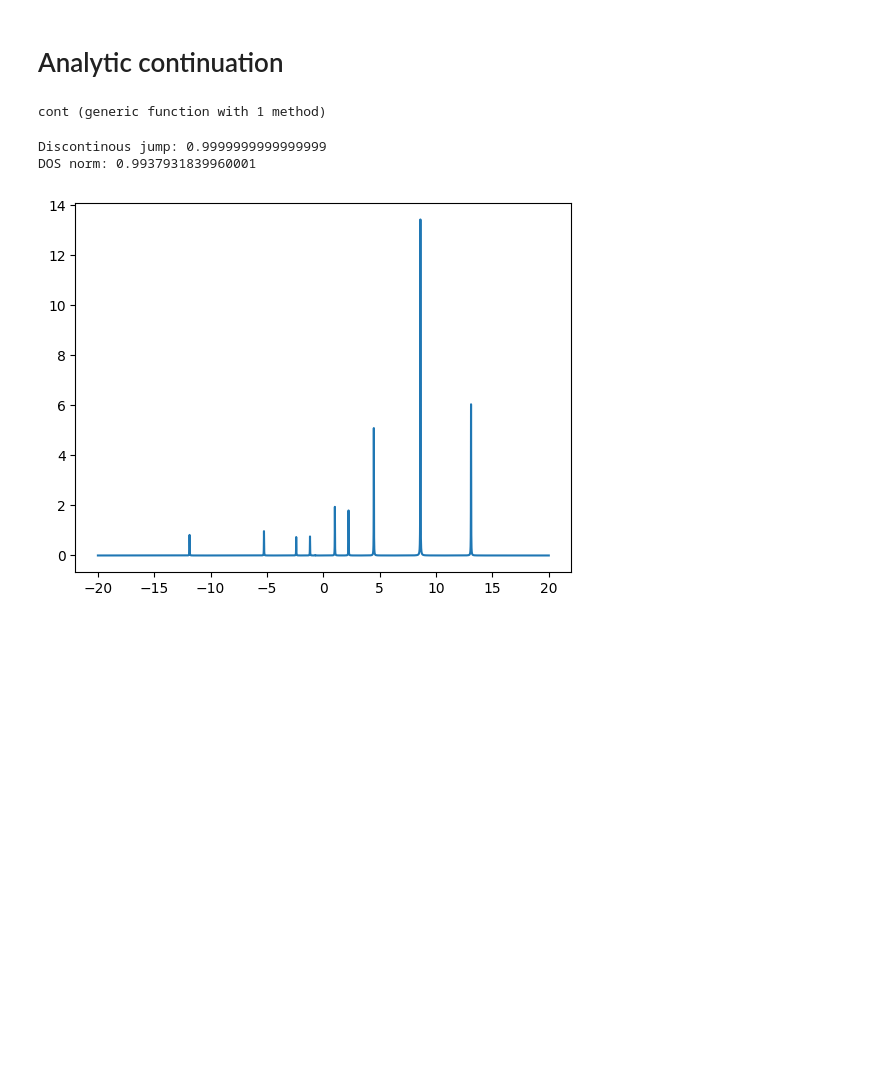
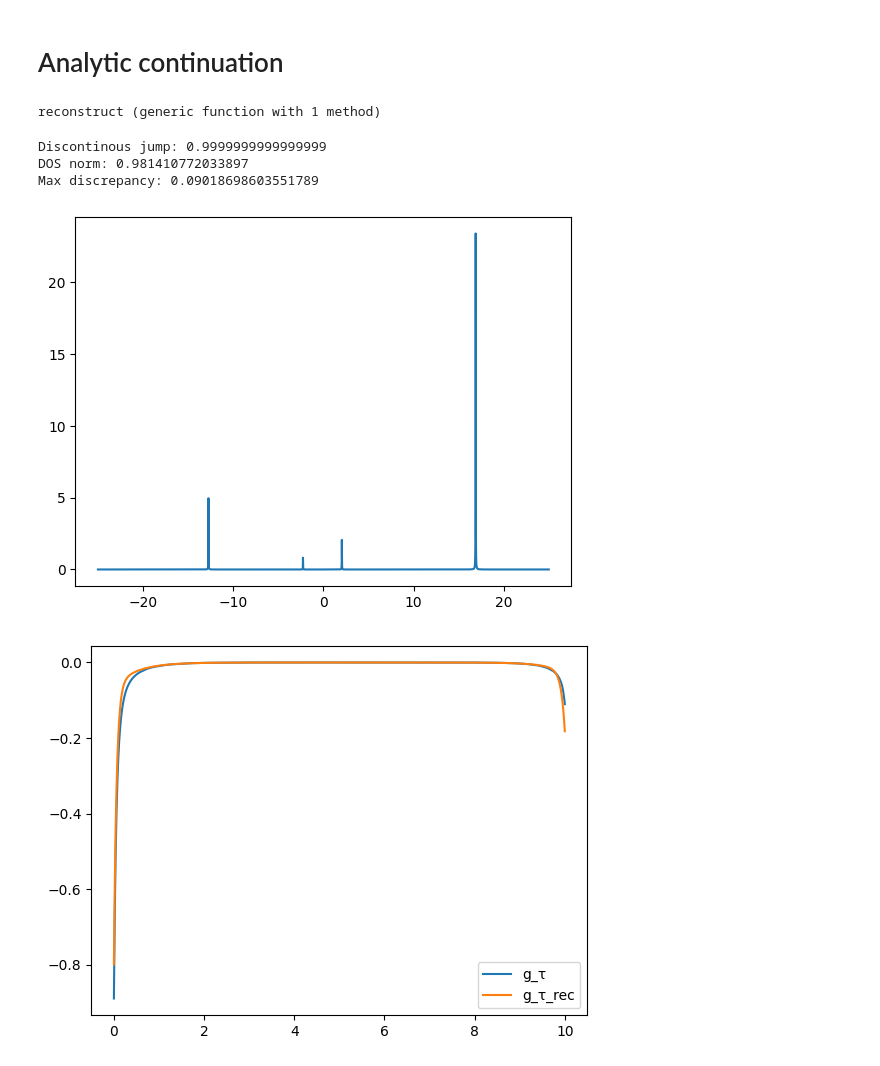
Before and after one commit to krivenko/QInchworm.jl, a Jupyter notebook: bench/ysr/post-processing.ipynb, the cells around one changed output. Cells and saved outputs as stored; diff of their text form; code cells hidden in the pictures; blank space fills up the shorter version.

```diff
--- a/bench/ysr/post-processing.ipynb
+++ b/bench/ysr/post-processing.ipynb
@@ -34,0 +55,10 @@ plt.xlim((0, β));
+# %%
+g_τ = g_u1
+plt.semilogy(τ, -g_τ, label=raw"$-g_{\uparrow,1}(\tau)$")
+
+fit_τ_p, fit_p, ϵ_p = fit_slope(τ, g_τ, 5.0, 8.0, 1.0)
+plt.semilogy(fit_τ_p, fit_p, lw=5, label="exp fit (particles), ϵ = $(ϵ_p)")
+fit_τ_m, fit_m, ϵ_m = fit_slope(τ, g_τ, 13.9, 16.0, -1.0)
+plt.semilogy(fit_τ_m, fit_m, lw=5, label="exp fit (holes), ϵ = $(ϵ_m)")
+plt.xlim((0, β))
+plt.legend()
@@ -173,9 +209,9 @@ function cont(τ_list, g_τ, n_iω, ϵ_list, δ)
     ρ = zeros(Float64, length(ϵ_list))
 
     for (n, ϵ) in enumerate(ϵ_list)
-        A1::ComplexF64 = 0
+        A1::Complex{BigFloat} = 0
         A2 = a[1]
-        B1::ComplexF64 = 1
+        B1::Complex{BigFloat} = 1
 
         for i in 0:(N-2)
             Anew = A2 + (ϵ + 1im*δ - iω[i + 1]) * a[i + 2] * A1
@@ -189,20 +225,44 @@ function cont(τ_list, g_τ, n_iω, ϵ_list, δ)
 
     return ρ
 end
+
+function reconstruct(ρ, ϵ_list, τ_list)
+    ρ_itp = scale(interpolate(ρ, BSpline(Cubic(Line(OnGrid())))), ϵ_list)
+    g_τ = Vector{Float64}(undef, length(τ_list))
+
+    β = τ_list[end]
+
+    for (j, τ) in enumerate(τ_list)
+        K(τ, ϵ) = -(ϵ > 0 ? exp(-τ * ϵ) / (1 + exp(-β * ϵ)) : exp((β-τ) * ϵ) / (1 + exp(β * ϵ)))
+        g_τ[j] = quadgk(ϵ -> K(τ, ϵ) * ρ_itp(ϵ), ϵ_list[1], ϵ_list[end], atol=1e-13)[1]
+    end
+
+    return g_τ
+end
 # %% [output]
-cont (generic function with 1 method)
+reconstruct (generic function with 1 method)
 # %%
-n_iω = 50
-ϵ_list = -20:0.001:20
+n_iω = 30
+ϵ_list = -25:0.001:25
 δ = 0.01
 
-ρ = cont(range(0, β, length(g_u2)), g_u2, n_iω, ϵ_list, δ)
+τ_list = range(0, β, length(g_u2))
+
+ρ = cont(τ_list, g_u2, n_iω, ϵ_list, δ)
 
 println("DOS norm: ", dos_norm(ϵ_list, ρ))
 plt.plot(ϵ_list, ρ);
 
-# TODO: Reconstruct g_τ
+g_rec = reconstruct(ρ, ϵ_list, τ_list)
+
+plt.figure()
+plt.plot(τ_list, g_u2, label="g_τ")
+plt.plot(τ_list, g_rec, label="g_τ_rec")
+plt.legend()
+println("Max discrepancy: ", maximum(abs.(g_u2 - g_rec)))
 # %% [output]
 Discontinous jump: 0.9999999999999999
-DOS norm: 0.9937931839960001
+DOS norm: 0.981410772033897
+Max discrepancy: 0.09018698603551789
-[figure, old version]
+[figure, new version]
+[figure, added]
```
Also changed, not shown: parts of 8 cells of this notebook.
